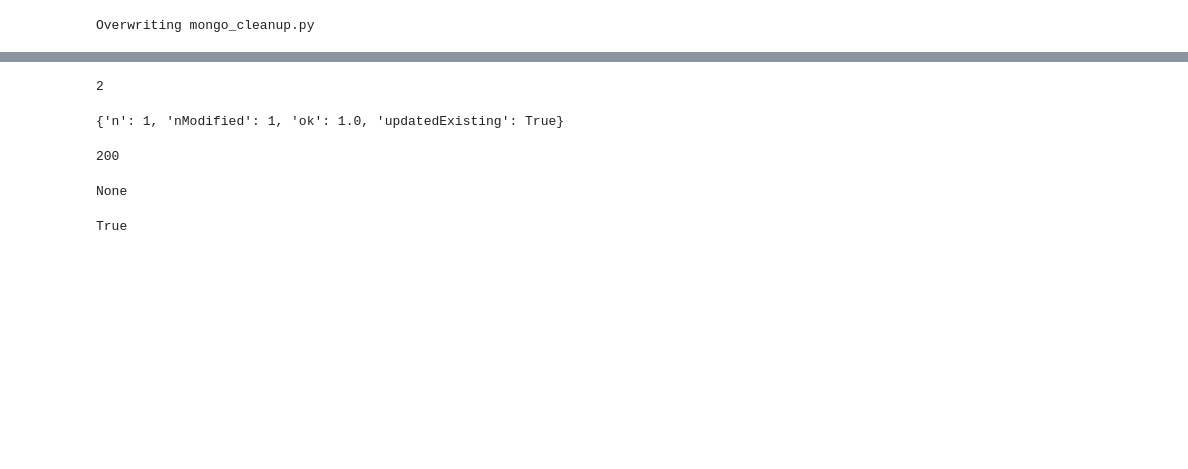
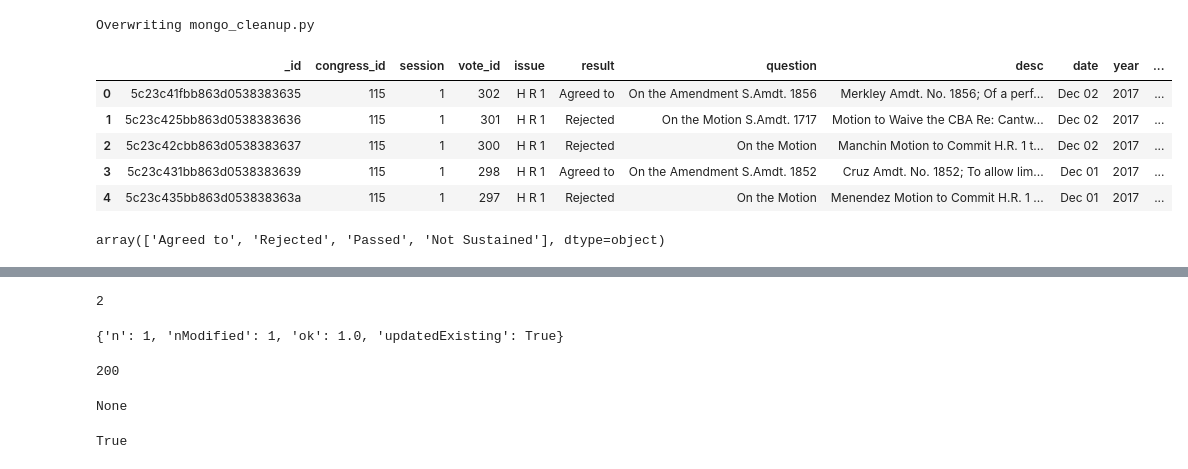
Before and after one commit to BruceZu/galvanize_capstone, a Jupyter notebook: src/mongo_cleanup.ipynb, the cells around one changed output, grey strips where cells are left out. Saved outputs shown, nothing was run; the diff lists cells and outputs as text; code cells hidden in the pictures; blank space fills up the shorter version.

```diff
--- a/src/mongo_cleanup.ipynb
+++ b/src/mongo_cleanup.ipynb
@@ -155,7 +155,46 @@ from bs4 import BeautifulSoup
 import requests
 import json
 import codecs
+import pandas as pd
+from random import randint
+from time import sleep
+import datetime
+
+
+
 
 client = MongoClient() # defaults to localhost
 db = client.bills
-bill_details = db.bill_details
+senate_votes = db.senate_votes
+# %%
+missing_votes = senate_votes.find({'vote_results': None})
+
+cols = ['_id',
+        'congress_id',
+        'session',
+        'vote_id',
+        'issue',
+        'result',
+        'question',
+        'desc',
+        'date',
+        'year',
+        'vote_results']
+df = pd.DataFrame(columns = cols)
+
+for i in range(missing_votes.count()):
+    df = df.append(pd.DataFrame.from_dict(missing_votes[i], orient='index').T, ignore_index=True)
+
+
+df.head()
+# %% [output]
+|  | _id | congress_id | session | vote_id | issue | result | question | desc | date | year | ... |
+| 0 | 5c23c41fbb863d0538383635 | 115 | 1 | 302 | H R 1 | Agreed to | On the Amendment S.Amdt. 1856 | Merkley Amdt. No. 1856; Of a perf... | Dec 02 | 2017 | ... |
+| 1 | 5c23c425bb863d0538383636 | 115 | 1 | 301 | H R 1 | Rejected | On the Motion S.Amdt. 1717 | Motion to Waive the CBA Re: Cantw... | Dec 02 | 2017 | ... |
+| 2 | 5c23c42cbb863d0538383637 | 115 | 1 | 300 | H R 1 | Rejected | On the Motion | Manchin Motion to Commit H.R. 1 t... | Dec 02 | 2017 | ... |
+| 3 | 5c23c431bb863d0538383639 | 115 | 1 | 298 | H R 1 | Agreed to | On the Amendment S.Amdt. 1852 | Cruz Amdt. No. 1852; To allow lim... | Dec 01 | 2017 | ... |
+| 4 | 5c23c435bb863d053838363a | 115 | 1 | 297 | H R 1 | Rejected | On the Motion | Menendez Motion to Commit H.R. 1 ... | Dec 01 | 2017 | ... |
+# %%
+df.result.unique()
+# %% [output]
+array(['Agreed to', 'Rejected', 'Passed', 'Not Sustained'], dtype=object)
```
Also changed, not shown: parts of 5 cells of this notebook, 2 other files.
